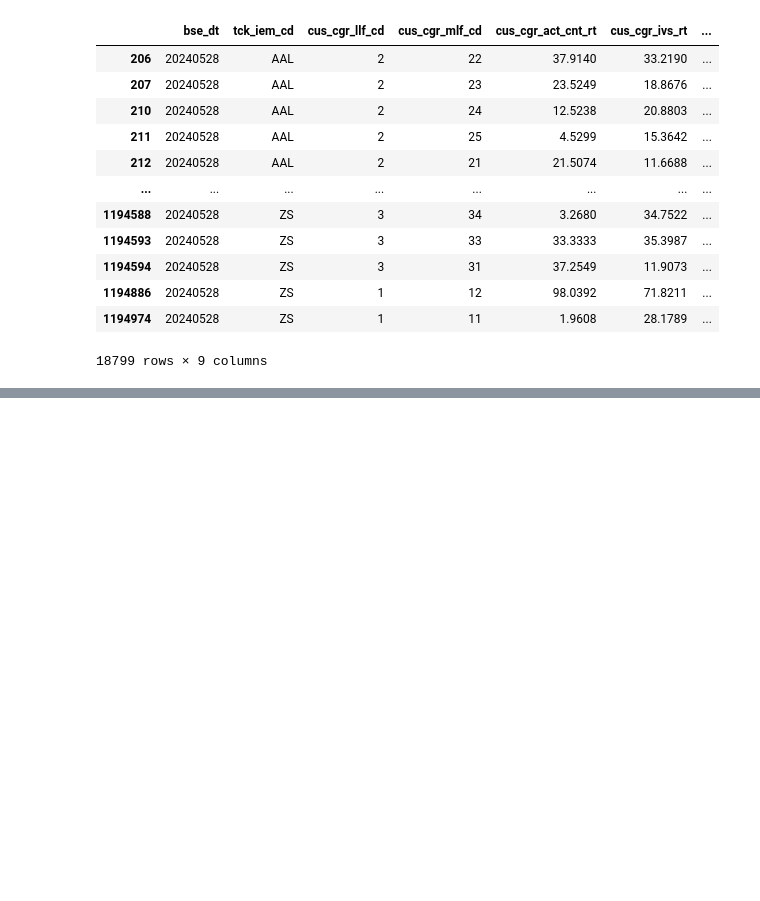
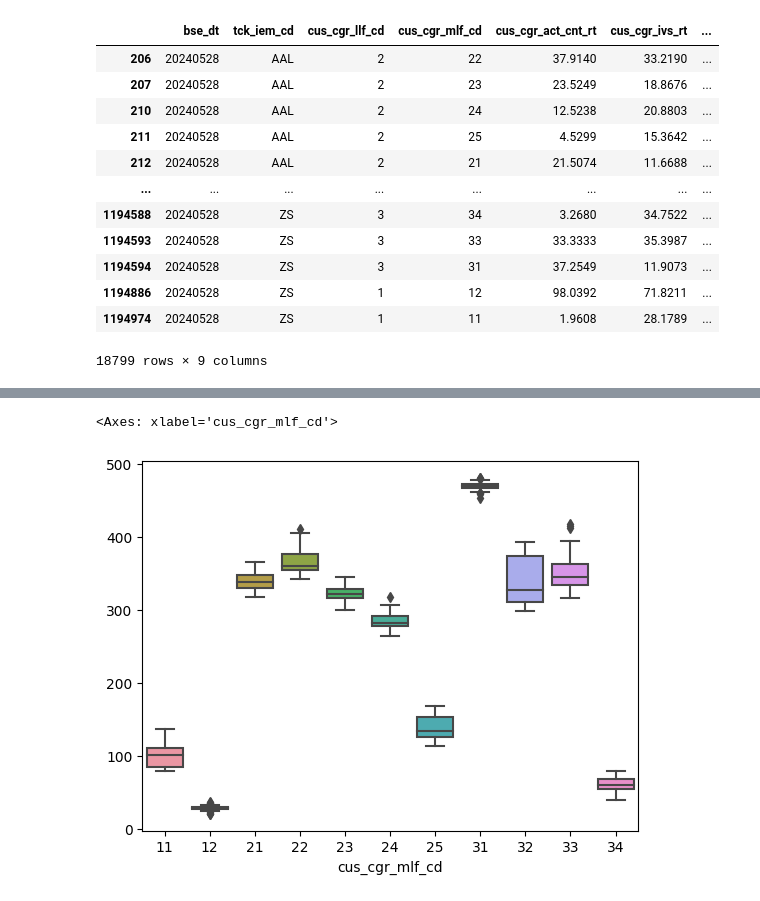
Before and after one commit to Fromson99/GNN_portfolio_allocation, a Jupyter notebook: data_EDA.ipynb, the cells around one changed output, grey strips where cells are left out. Cells and saved outputs as stored; diff of their text form; code cells hidden in the pictures; blank space fills up the shorter version.

```diff
--- a/data_EDA.ipynb
+++ b/data_EDA.ipynb
@@ -12,6 +12,11 @@ INCOME_Outcome_Flow = pd.read_csv("/Users/sonhyeongjin/Desktop/github/Data/NH_CO
 DAY_Data = pd.read_csv("/Users/sonhyeongjin/Desktop/github/Data/NH_CONTEST_NHDATA_STK_DD_IFO.csv")
 STOCK_Explane = pd.read_csv("/Users/sonhyeongjin/Desktop/github/Data/NH_CONTEST_NW_FC_STK_IEM_IFO.csv")
 OHLCV= pd.read_csv("/Users/sonhyeongjin/Desktop/github/Data/NH_CONTEST_STK_DT_QUT.csv")
+# %%
+
+
+# tck_iem_cd 컬럼에서 앞뒤 공백 제거
+CUSTOMER['tck_iem_cd'] = CUSTOMER['tck_iem_cd'].str.strip()
 # %% [markdown]
 # 기본적인 EDA방법은 종단면과 횡단면으로 구분한다
 # %% [markdown]
@@ -279,0 +662,22 @@ cross_sample['tck_iem_cd'] =
+# %%
+CUSTOMER['bse_dt'] = pd.to_datetime(CUSTOMER['bse_dt'], format='%Y%m%d')
+
+# 날짜(bse_dt)를 기준으로 그룹화
+grouped_by_time = CUSTOMER.groupby('bse_dt')
+
+# 각 날짜별로 계좌수 비율(cus_cgr_act_cnt_rt)의 분산 계산
+account_ratio_var_by_time = grouped_by_time['cus_cgr_act_cnt_rt'].var()
+
+# 각 날짜별로 투자 비율(cus_cgr_ivs_rt)의 분산 계산
+investment_ratio_var_by_time = grouped_by_time['cus_cgr_ivs_rt'].var()
+# %%
+CUSTOMER['bse_dt'] = pd.to_datetime(CUSTOMER['bse_dt'], format='%Y%m%d')
+
+# 날짜(bse_dt)와 중간 분류 코드(cus_cgr_mlf_cd)로 그룹화
+grouped_by_time_and_class = CUSTOMER.groupby(['bse_dt', 'cus_cgr_mlf_cd'])
+
+# 계좌수 비율(cus_cgr_act_cnt_rt)의 분산 계산
+account_ratio_var_by_time_and_class = grouped_by_time_and_class['cus_cgr_act_cnt_rt'].var()
+
+# 투자 비율(cus_cgr_ivs_rt)의 분산 계산
+investment_ratio_var_by_time_and_class = grouped_by_time_and_class['cus_cgr_ivs_rt'].var()
@@ -279,0 +700,11 @@ cross_sample['tck_iem_cd'] =
+# %%
+CUSTOMER['bse_dt'] = pd.to_datetime(CUSTOMER['bse_dt'], format='%Y%m%d')
+
+# 날짜(bse_dt)와 중간 분류 코드(cus_cgr_mlf_cd)로 그룹화
+grouped_by_time_and_class = CUSTOMER.groupby(['bse_dt', 'cus_cgr_mlf_cd'])
+
+# 계좌수 비율(cus_cgr_act_cnt_rt)의 분산 계산
+account_ratio_var_by_time_and_class = grouped_by_time_and_class['cus_cgr_act_cnt_rt'].var().unstack()
+
+# 투자 비율(cus_cgr_ivs_rt)의 분산 계산
+investment_ratio_var_by_time_and_class = grouped_by_time_and_class['cus_cgr_ivs_rt'].var().unstack()
@@ -279,0 +728,6 @@ cross_sample['tck_iem_cd'] =
+# %%
+import seaborn as sns
+sns.boxplot(account_ratio_var_by_time_and_class)
+# %% [output]
+<Axes: xlabel='cus_cgr_mlf_cd'>
+[figure, added]
```
Also changed, not shown: parts of 41 cells of this notebook.
